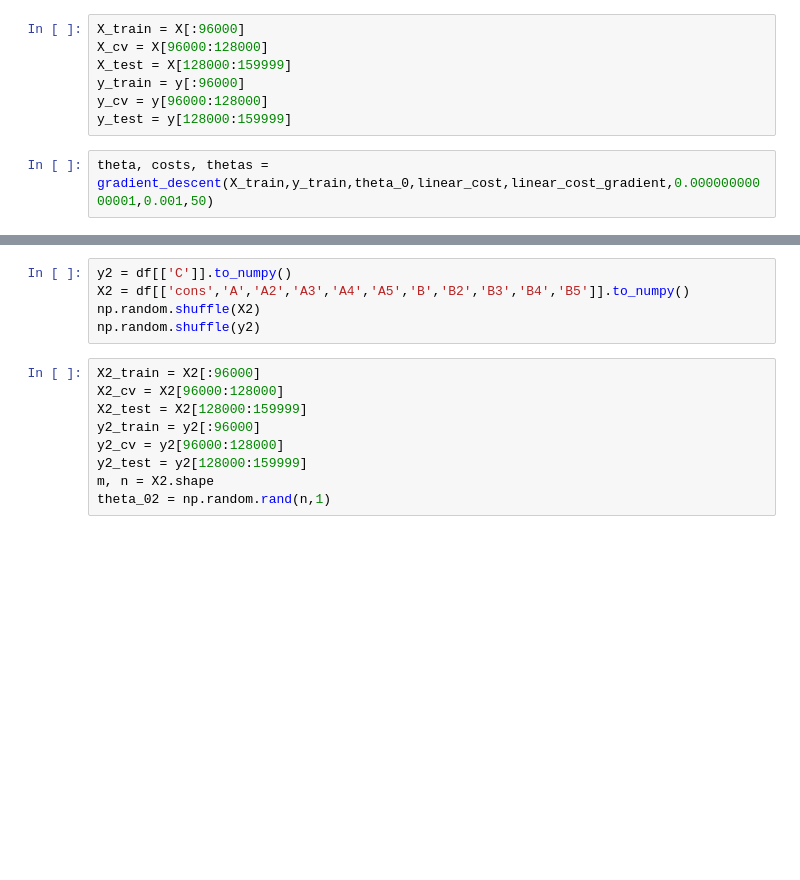
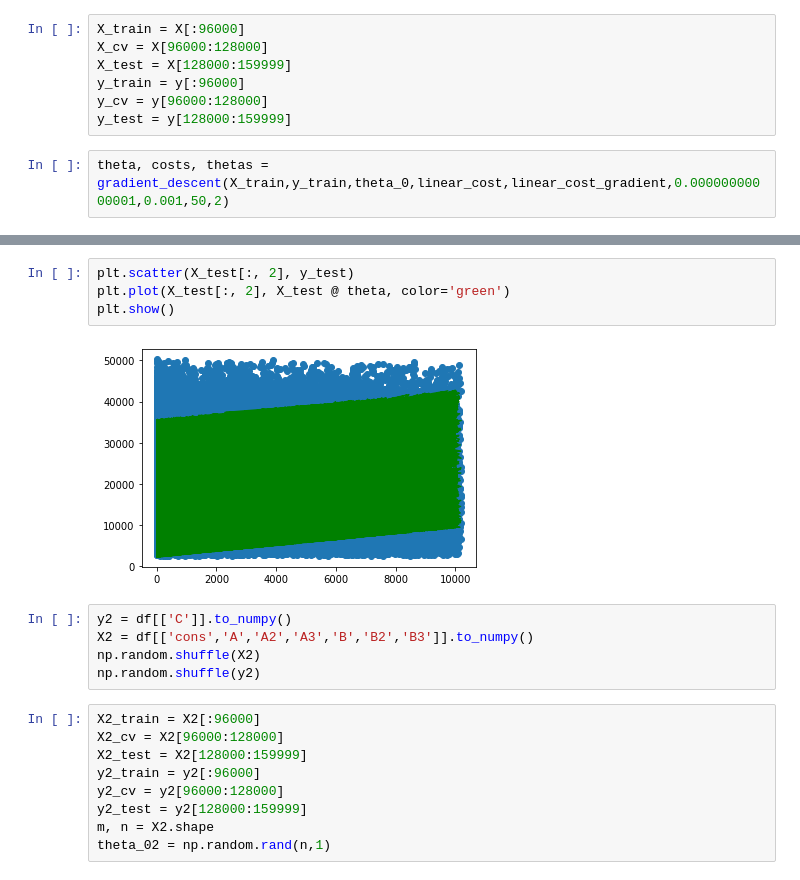
Before and after one commit to ProMaxol/Corto1-EML, a Jupyter notebook: Version1.ipynb, the cells around one changed output, grey strips where cells are left out. Drawn from its saved outputs; the diff is of its cells as text; blank space fills up the shorter version.

```diff
--- a/Version1.ipynb
+++ b/Version1.ipynb
@@ -74,7 +72,7 @@ y_train = y[:96000]
 y_cv = y[96000:128000]
 y_test = y[128000:159999]
 # %%
-theta, costs, thetas = gradient_descent(X_train,y_train,theta_0,linear_cost,linear_cost_gradient,0.00000000000001,0.001,50)
+theta, costs, thetas = gradient_descent(X_train,y_train,theta_0,linear_cost,linear_cost_gradient,0.00000000000001,0.001,50,2)
 # %%
 print(costs[len(costs)-1])
 # %% [output]
@@ -87,6 +85,12 @@ plt.plot(costs)
+# %%
+plt.scatter(X_test[:, 2], y_test)
+plt.plot(X_test[:, 2], X_test @ theta, color='green')
+plt.show()
+# %% [output]
+[figure, added]
 # %%
 y2 = df[['C']].to_numpy()
-X2 = df[['cons','A','A2','A3','A4','A5','B','B2','B3','B4','B5']].to_numpy()
+X2 = df[['cons','A','A2','A3','B','B2','B3']].to_numpy()
 np.random.shuffle(X2)
 np.random.shuffle(y2)
 # %%
```
Also changed, not shown: parts of 10 cells of this notebook.
